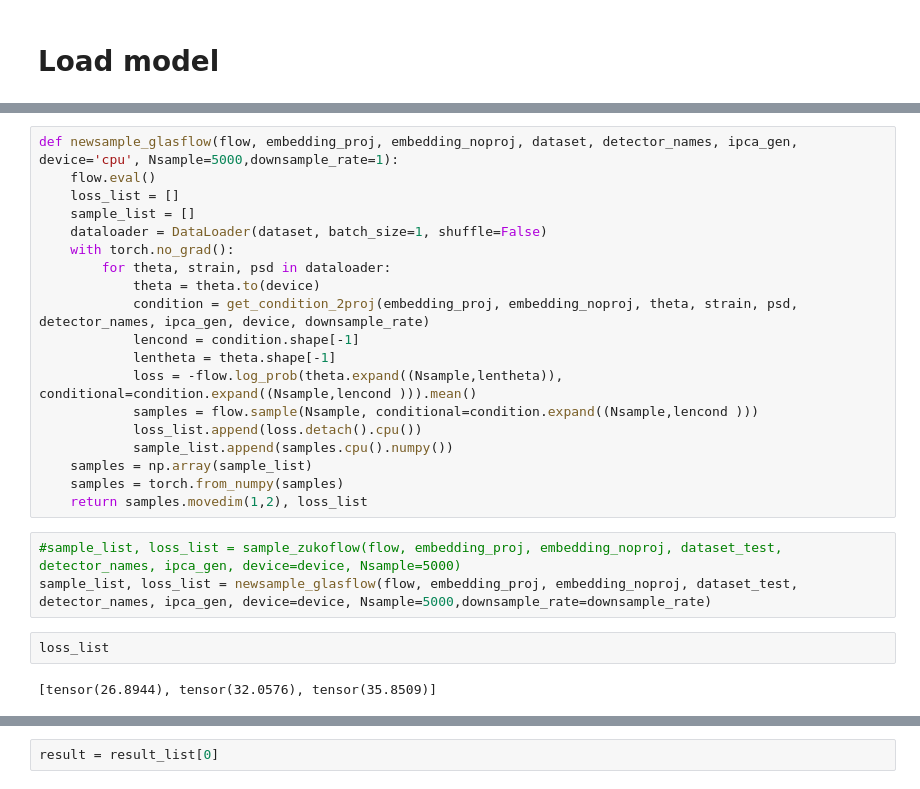
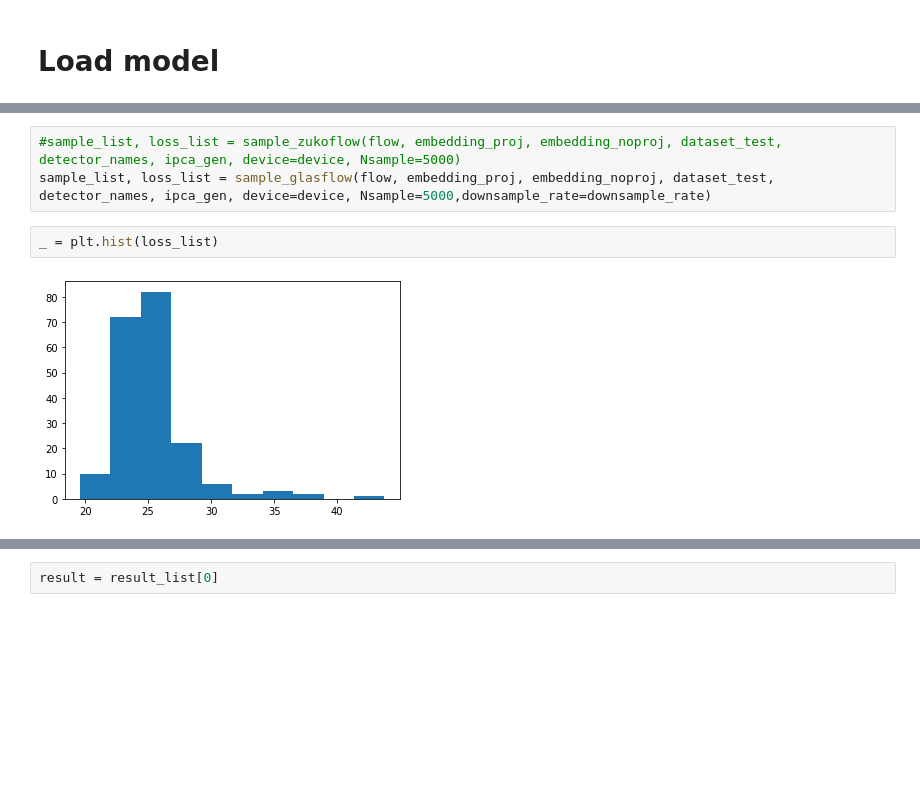
Before and after one commit to MarinerQ/river, a Jupyter notebook: scripts/sampling.ipynb, the cells around one changed output, grey strips where cells are left out. Saved outputs shown, nothing was run; the diff lists cells and outputs as text; blank space fills up the shorter version.

```diff
--- a/scripts/sampling.ipynb
+++ b/scripts/sampling.ipynb
@@ -161,29 +254,10 @@ Loaded states from trained_models/glasnsf_fixtc_1d1d/checkpoint.pickle, epoch=30
-# %%
-def newsample_glasflow(flow, embedding_proj, embedding_noproj, dataset, detector_names, ipca_gen, device='cpu', Nsample=5000,downsample_rate=1):
-    flow.eval()
-    loss_list = []
-    sample_list = []
-    dataloader = DataLoader(dataset, batch_size=1, shuffle=False)
-    with torch.no_grad():
-        for theta, strain, psd in dataloader:
-            theta = theta.to(device)
-            condition = get_condition_2proj(embedding_proj, embedding_noproj, theta, strain, psd, detector_names, ipca_gen, device, downsample_rate)
-            lencond = condition.shape[-1]
-            lentheta = theta.shape[-1]
-            loss = -flow.log_prob(theta.expand((Nsample,lentheta)), conditional=condition.expand((Nsample,lencond ))).mean()
-            samples = flow.sample(Nsample, conditional=condition.expand((Nsample,lencond )))
-            loss_list.append(loss.detach().cpu())
-            sample_list.append(samples.cpu().numpy())
-    samples = np.array(sample_list)
-    samples = torch.from_numpy(samples)
-    return samples.movedim(1,2), loss_list
 # %%
 #sample_list, loss_list = sample_zukoflow(flow, embedding_proj, embedding_noproj, dataset_test, detector_names, ipca_gen, device=device, Nsample=5000)
-sample_list, loss_list = newsample_glasflow(flow, embedding_proj, embedding_noproj, dataset_test, detector_names, ipca_gen, device=device, Nsample=5000,downsample_rate=downsample_rate)
+sample_list, loss_list = sample_glasflow(flow, embedding_proj, embedding_noproj, dataset_test, detector_names, ipca_gen, device=device, Nsample=5000,downsample_rate=downsample_rate)
-# %%
-loss_list
-# %% [output]
-[tensor(26.8944), tensor(32.0576), tensor(35.8509)]
+# %%
+_ = plt.hist(loss_list)
+# %% [output]
+[figure, added]
 # %%
 sample_list.shape
 # %% [output]
```
Also changed, not shown: parts of 21 cells of this notebook, 7 other files.
